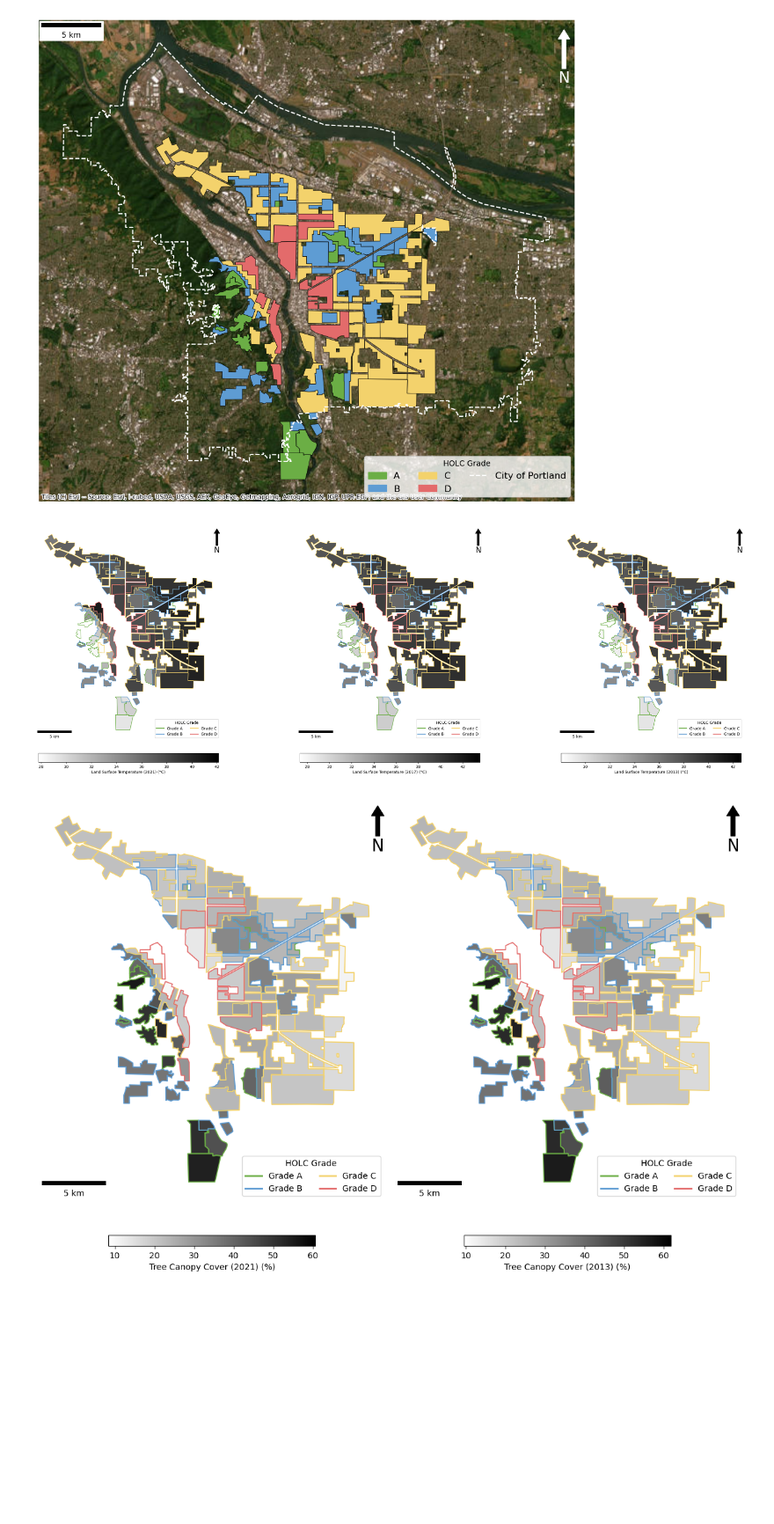
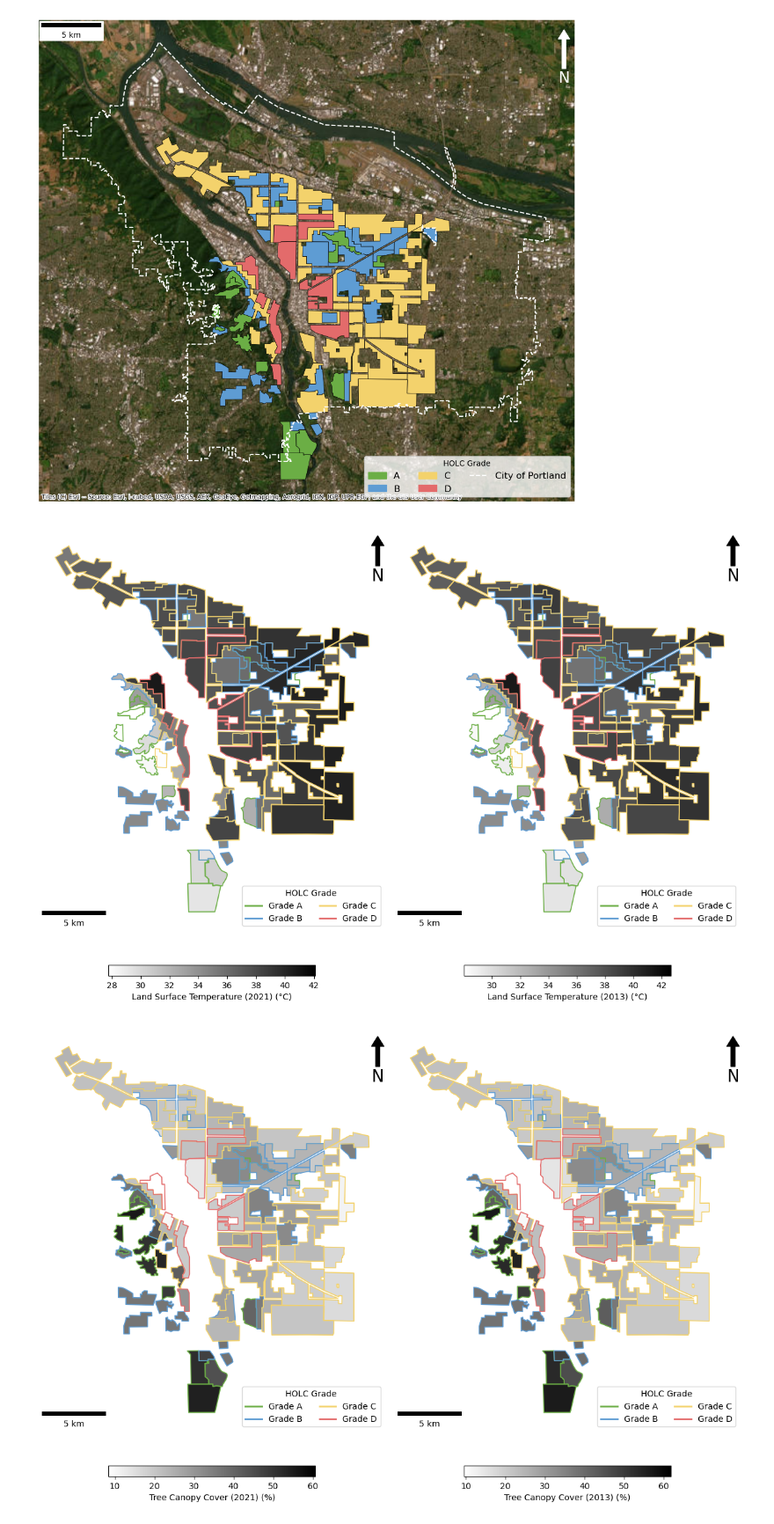
Before and after one commit to UW-GDA/Redlining_Temp, a Jupyter notebook: Redlining_final.ipynb, the cells around one changed output. Shown at 88% size. Drawn from its saved outputs; the diff is of its cells as text; code cells hidden in the pictures; blank space fills up the shorter version.

```diff
--- a/Redlining_final.ipynb
+++ b/Redlining_final.ipynb
@@ -249,8 +232,6 @@ imperv_2013_por_zonal_stats = rasterstats.zonal_stats(portland_holc_gdf, imperv_
 # Incorporating variables to HOLC grade gdf
 portland_holc_gdf['temp2021_mean'] = [stat["mean"] for stat in temp_2021_por_zonal_stats]
 portland_holc_gdf['temp2021_std'] = [stat["std"] for stat in temp_2021_por_zonal_stats]
-portland_holc_gdf['temp2017_mean'] = [stat["mean"] for stat in temp_2017_por_zonal_stats]
-portland_holc_gdf['temp2017_std'] = [stat["std"] for stat in temp_2017_por_zonal_stats]
 portland_holc_gdf['temp2013_mean'] = [stat["mean"] for stat in temp_2013_por_zonal_stats]
 portland_holc_gdf['temp2013_std'] = [stat["std"] for stat in temp_2013_por_zonal_stats]
 portland_holc_gdf['tree2021_mean'] = [stat["mean"] for stat in tree_2021_por_zonal_stats]
@@ -377,7 +356,7 @@ holc_colors = {"A": "#6BAE45",  # Green
 
 x, y, arrow_length = 0.98, 0.98, 0.1
 
-f, ax = plt.subplots(1, 3, figsize= (30, 10))
+f, ax = plt.subplots(1, 2, figsize= (12, 12))
 
 portland_holc_gdf.plot(ax=ax[0], column='temp2021_mean', cmap='gray_r', alpha=0.9, legend=True,
                       legend_kwds ={'label': "Land Surface Temperature (2021) (°C)", 'orientation': "horizontal", 'pad': 0.05, 'shrink': 0.6}, zorder=1)
@@ -399,58 +378,36 @@ scalebar = ScaleBar(1.0, location='lower left')
 ax[0].add_artist(scalebar)
 
 ax[0].axis('off')
 ax[0].set_title(None)
 
-portland_holc_gdf.plot(ax=ax[1], column='temp2017_mean', cmap='gray_r', alpha=0.9, legend=True,
-                      legend_kwds ={'label': "Land Surface Temperature (2017) (°C)", 'orientation': "horizontal", 'pad': 0.05, 'shrink': 0.6}, zorder=1)
+portland_holc_gdf.plot(ax=ax[1], column='temp2013_mean', cmap='gray_r', alpha=0.9, legend=True,
+                      legend_kwds ={'label': "Land Surface Temperature (2013) (°C)", 'orientation': "horizontal", 'pad': 0.05, 'shrink': 0.6}, zorder=1)
 portland_holc_gdf.plot(ax=ax[1], edgecolor=portland_holc_gdf['grade'].map(holc_colors), facecolor='none', linewidth=1.2, zorder=2)
 
 ax[1].annotate('N', xy=(x, y), xytext=(x, y-arrow_length),
             arrowprops=dict(facecolor='black', edgecolor='black', width=5, headwidth=15),
             ha='center', va='center', fontsize=20, color='black',
             xycoords=ax[1].transAxes) # For north arrow
 
 holc_handles = [
     mlines.Line2D([], [], color=color, linewidth=2, label=f"Grade {grade}")
     for grade, color in holc_colors.items()
 ] # For legend
 
 ax[1].legend(handles=holc_handles, loc='lower right', title='HOLC Grade', ncol=2)
 
 scalebar = ScaleBar(1.0, location='lower left')
 ax[1].add_artist(scalebar)
 
 ax[1].axis('off')
 ax[1].set_title(None)
 
-portland_holc_gdf.plot(ax=ax[2], column='temp2013_mean', cmap='gray_r', alpha=0.9, legend=True,
-                      legend_kwds ={'label': "Land Surface Temperature (2013) (°C)", 'orientation': "horizontal", 'pad': 0.05, 'shrink': 0.6}, zorder=1)
-portland_holc_gdf.plot(ax=ax[2], edgecolor=portland_holc_gdf['grade'].map(holc_colors), facecolor='none', linewidth=1.2, zorder=2)
-
-ax[2].annotate('N', xy=(x, y), xytext=(x, y-arrow_length),
-            arrowprops=dict(facecolor='black', edgecolor='black', width=5, headwidth=15),
-            ha='center', va='center', fontsize=20, color='black',
-            xycoords=ax[2].transAxes) # For north arrow
-
-holc_handles = [
-    mlines.Line2D([], [], color=color, linewidth=2, label=f"Grade {grade}")
-    for grade, color in holc_colors.items()
-] # For legend
-
-ax[2].legend(handles=holc_handles, loc='lower right', title='HOLC Grade', ncol=2)
-
-scalebar = ScaleBar(1.0, location='lower left')
-ax[2].add_artist(scalebar)
-
-ax[2].axis('off')
-ax[2].set_title(None)
-
 f.tight_layout()
 
 # plt.savefig("./results/portland_holc_temp2021.pdf", format="pdf", dpi=300, bbox_inches="tight")
 # plt.savefig("./results/portland_holc_temp2021.png", format="png", dpi=300, bbox_inches="tight")
 # %% [output]
-[figure, old version]
+[figure, new version]
 # %%
 # Tree Canopy with HOLC-grades
 holc_colors = {"A": "#6BAE45",  # Green
```
Also changed, not shown: parts of 8 cells of this notebook.
